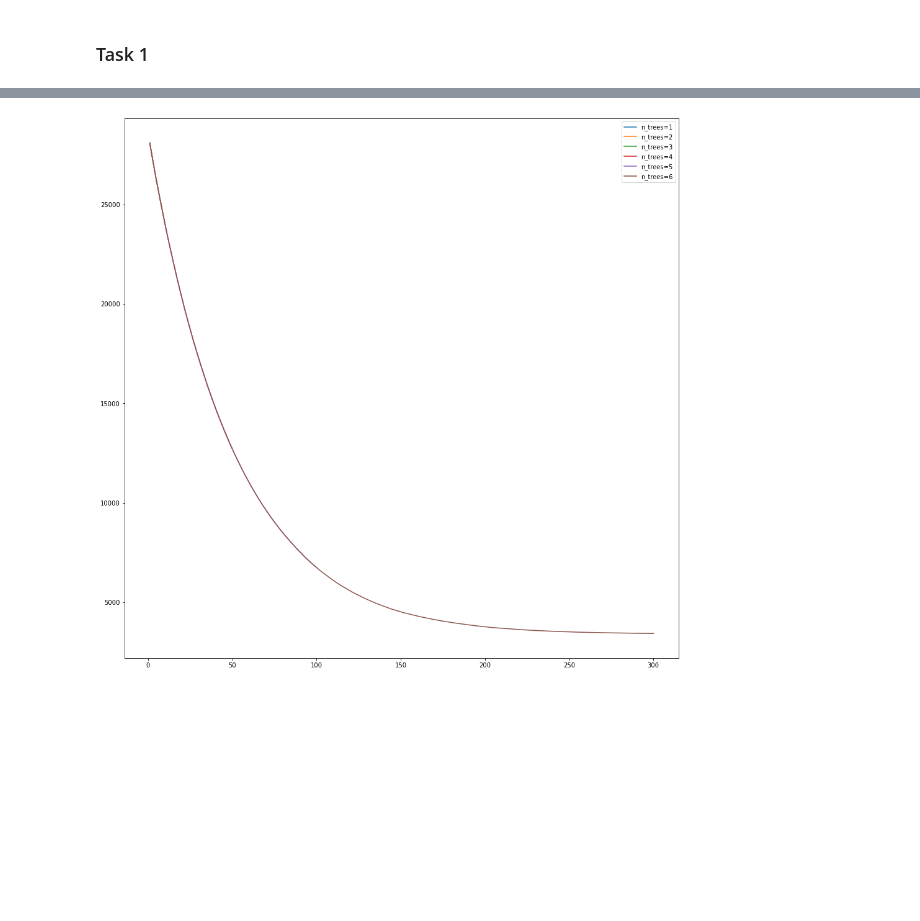
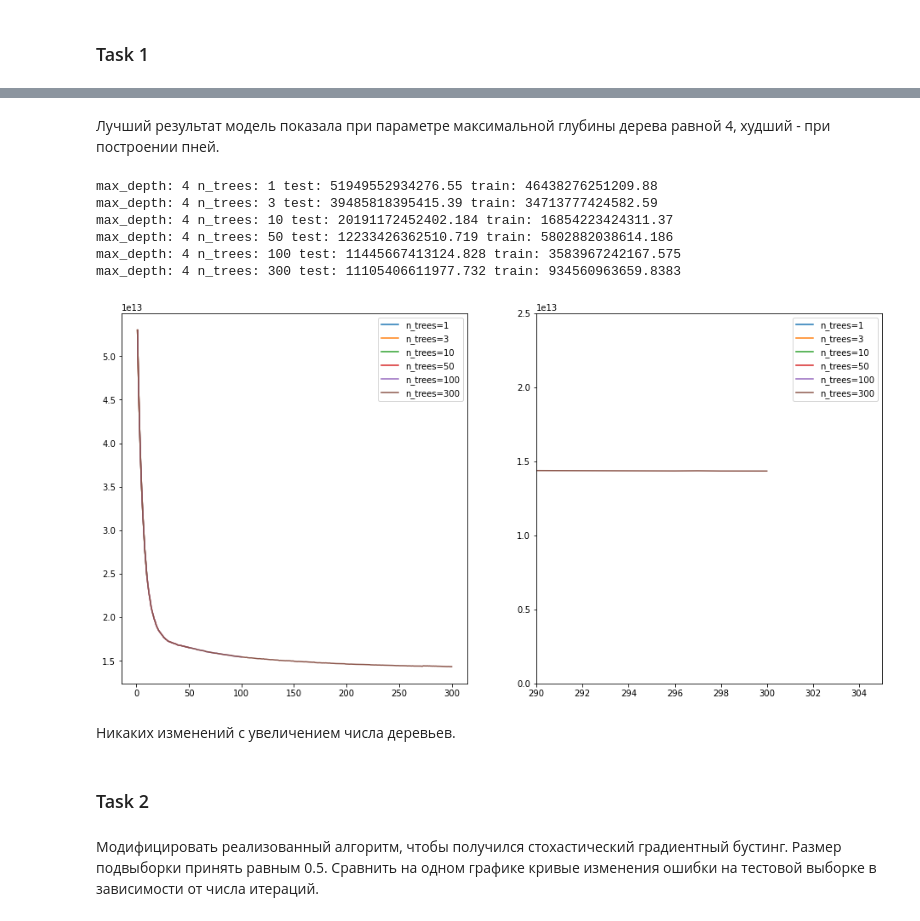
Before and after one commit to Krivosheenkova/DataAnalysisAlgorythms, a Jupyter notebook: 6_gradientBoosting/6_gradient_boosting.ipynb, the cells around one changed output, grey strips where cells are left out. Saved outputs shown, nothing was run; the diff lists cells and outputs as text; code cells hidden in the pictures; blank space fills up the shorter version.

Commit message:
6th task updated: done(kinda)

```diff
--- a/6_gradientBoosting/6_gradient_boosting.ipynb
+++ b/6_gradientBoosting/6_gradient_boosting.ipynb
@@ -15,0 +46,3 @@ X, y = load_diabetes(return_X_y=True)
+# %%
+for i in range(len(X)):
+    X[i] = calc_std_feat(X[i])
@@ -106,8 +143,17 @@ max_depth: 2 n_trees: 300 test_train_diff: 1057.0141097058427
 # %%
-fig, ax = plt.subplots(figsize=(16,16))
+fig, ax = plt.subplots(1, 2, figsize=(16,8))
+
 for i, e in enumerate(md_errors, 1):
     a = np.arange(1, len(e) + 1)
-    ax.plot(a, np.array(e), label=f'max_depth={i}')
-plt.legend()
+    ax[0].plot(a, np.array(e), label=f'max_depth={i}')
+
+    ax[1].plot(a, np.array(e), label=f'max_depth={i}')
+
+    ax[1].set_xlim(290, 300)
+    ax[1].set_ylim(1e13, 1.25e13)
+
+ax[1].legend()
+ax[0].legend()
+
 plt.show()
 # %% [output]
@@ -115,9 +161,46 @@ plt.show()
+# %% [markdown]
+Лучший результат модель показала при параметре максимальной глубины дерева равной 4, худший - при построении пней.
+# %%
+nt_errors = []
+
+for nt in trees_count:
+    md = 4
+
+    model = GradientBoostingRegressor(n_trees=nt, eta=eta, max_depth=md, random_state=0)
+    model.fit(X_train, y_train, X_test, y_test)
+
+    nt_errors.append(model.test_errors)
+
+    print(f'max_depth: {md} n_trees: {nt} test: {model.test_errors[-1]} train: {model.train_errors[-1]}')
+# %% [output]
+max_depth: 4 n_trees: 1 test: 51949552934276.55 train: 46438276251209.88
+max_depth: 4 n_trees: 3 test: 39485818395415.39 train: 34713777424582.59
+max_depth: 4 n_trees: 10 test: 20191172452402.184 train: 16854223424311.37
+max_depth: 4 n_trees: 50 test: 12233426362510.719 train: 5802882038614.186
+max_depth: 4 n_trees: 100 test: 11445667413124.828 train: 3583967242167.575
+max_depth: 4 n_trees: 300 test: 11105406611977.732 train: 934560963659.8383
 # %%
-fig, ax = plt.subplots(figsize=(16,16))
+fig, ax = plt.subplots(1, 2, figsize=(16,8))
+
 for i, e in enumerate(nt_errors, 1):
     a = np.arange(1, len(e) + 1)
-    ax.plot(a, np.array(e), label=f'n_trees={i}')
-plt.legend()
+    ax[0].plot(a, np.array(e), label=f'n_trees={trees_count[i - 1]}')
+
+    ax[1].plot(a, np.array(e), label=f'n_trees={trees_count[i - 1]}')
+
+    ax[1].set_xlim(290, 305)
+    ax[1].set_ylim(0, 2.5e13)
+
+ax[1].legend()
+ax[0].legend()
+
 plt.show()
 # %% [output]
-[figure, old version]
+[figure, new version]
+# %% [markdown]
+Никаких изменений с увеличением числа деревьев.
+# %% [markdown]
+### Task 2
+# %% [markdown]
+Модифицировать реализованный алгоритм, чтобы получился стохастический градиентный бустинг. Размер подвыборки принять равным 0.5.
+Сравнить на одном графике кривые изменения ошибки на тестовой выборке в зависимости от числа итераций.
```
Also changed, not shown: parts of 12 cells of this notebook, 1 other file.
